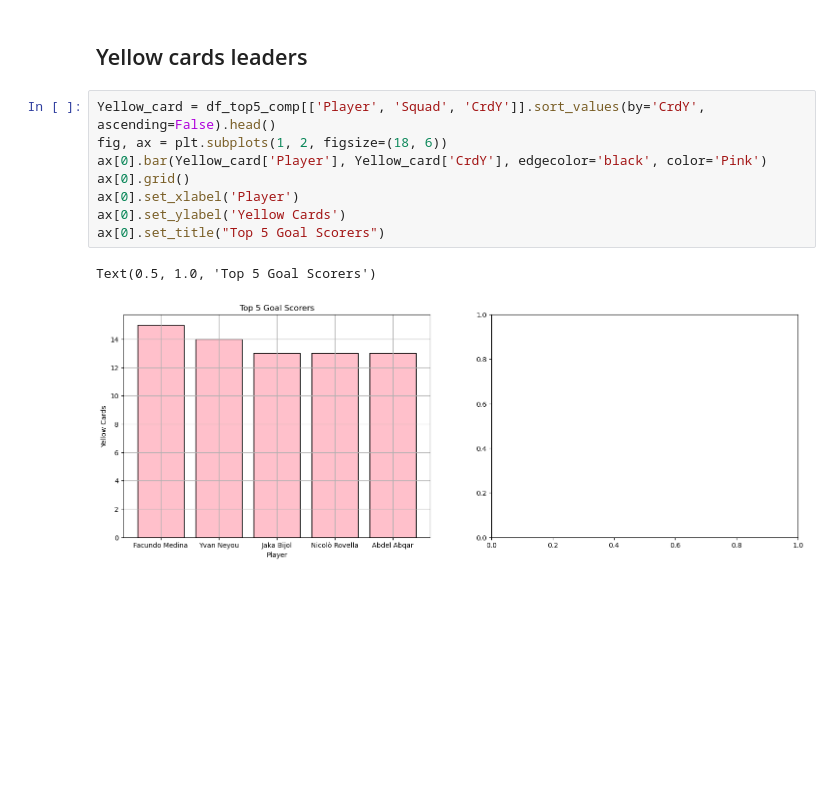
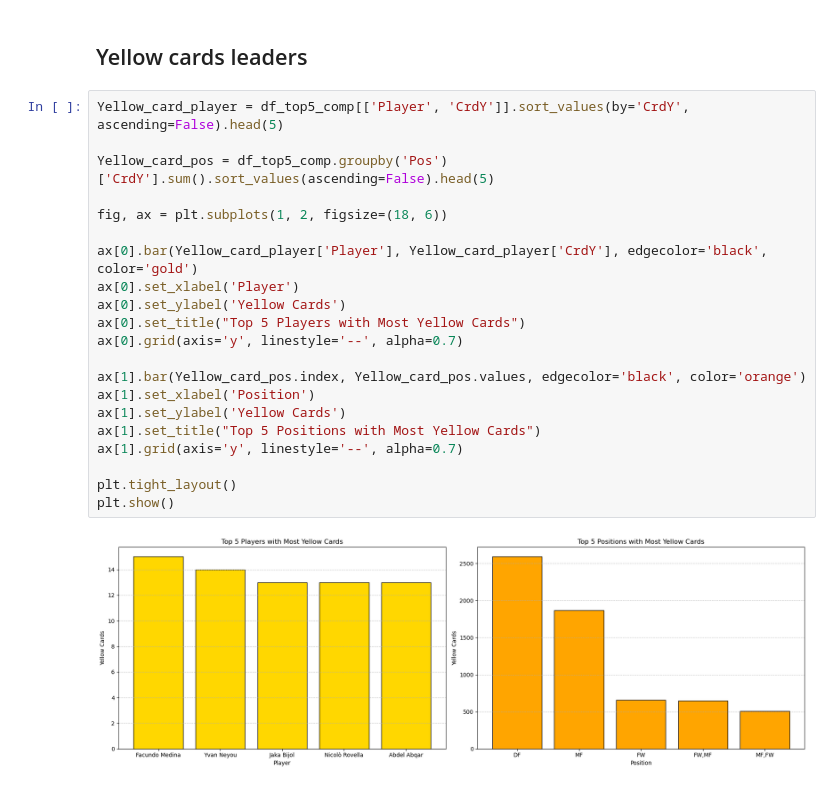
Before and after one commit to Hamza-rami/football-stats-analytics, a Jupyter notebook: project7.ipynb, the cells around one changed output. Saved outputs shown, nothing was run; the diff lists cells and outputs as text; blank space fills up the shorter version.

Commit message:
feat: do some visulations about Most ball recoveries and the most player have yellow cards

```diff
--- a/project7.ipynb
+++ b/project7.ipynb
@@ -13,13 +13,25 @@ df_top5_comp = df[df['Comp'].isin(Comp)]
 # %% [markdown]
 ## Yellow cards leaders
 # %%
-Yellow_card = df_top5_comp[['Player', 'Squad', 'CrdY']].sort_values(by='CrdY', ascending=False).head()
+Yellow_card_player = df_top5_comp[['Player', 'CrdY']].sort_values(by='CrdY', ascending=False).head(5)
+
+Yellow_card_pos = df_top5_comp.groupby('Pos')['CrdY'].sum().sort_values(ascending=False).head(5)
+
 fig, ax = plt.subplots(1, 2, figsize=(18, 6))
-ax[0].bar(Yellow_card['Player'], Yellow_card['CrdY'], edgecolor='black', color='Pink')
-ax[0].grid()
+
+ax[0].bar(Yellow_card_player['Player'], Yellow_card_player['CrdY'], edgecolor='black', color='gold')
 ax[0].set_xlabel('Player')
 ax[0].set_ylabel('Yellow Cards')
-ax[0].set_title("Top 5 Goal Scorers")
+ax[0].set_title("Top 5 Players with Most Yellow Cards")
+ax[0].grid(axis='y', linestyle='--', alpha=0.7)
+
+ax[1].bar(Yellow_card_pos.index, Yellow_card_pos.values, edgecolor='black', color='orange')
+ax[1].set_xlabel('Position')
+ax[1].set_ylabel('Yellow Cards')
+ax[1].set_title("Top 5 Positions with Most Yellow Cards")
+ax[1].grid(axis='y', linestyle='--', alpha=0.7)
+
+plt.tight_layout()
+plt.show()
 # %% [output]
-Text(0.5, 1.0, 'Top 5 Goal Scorers')
-[figure, old version]
+[figure, new version]
```
Also changed, not shown: parts of 6 cells of this notebook, 1 other file.
